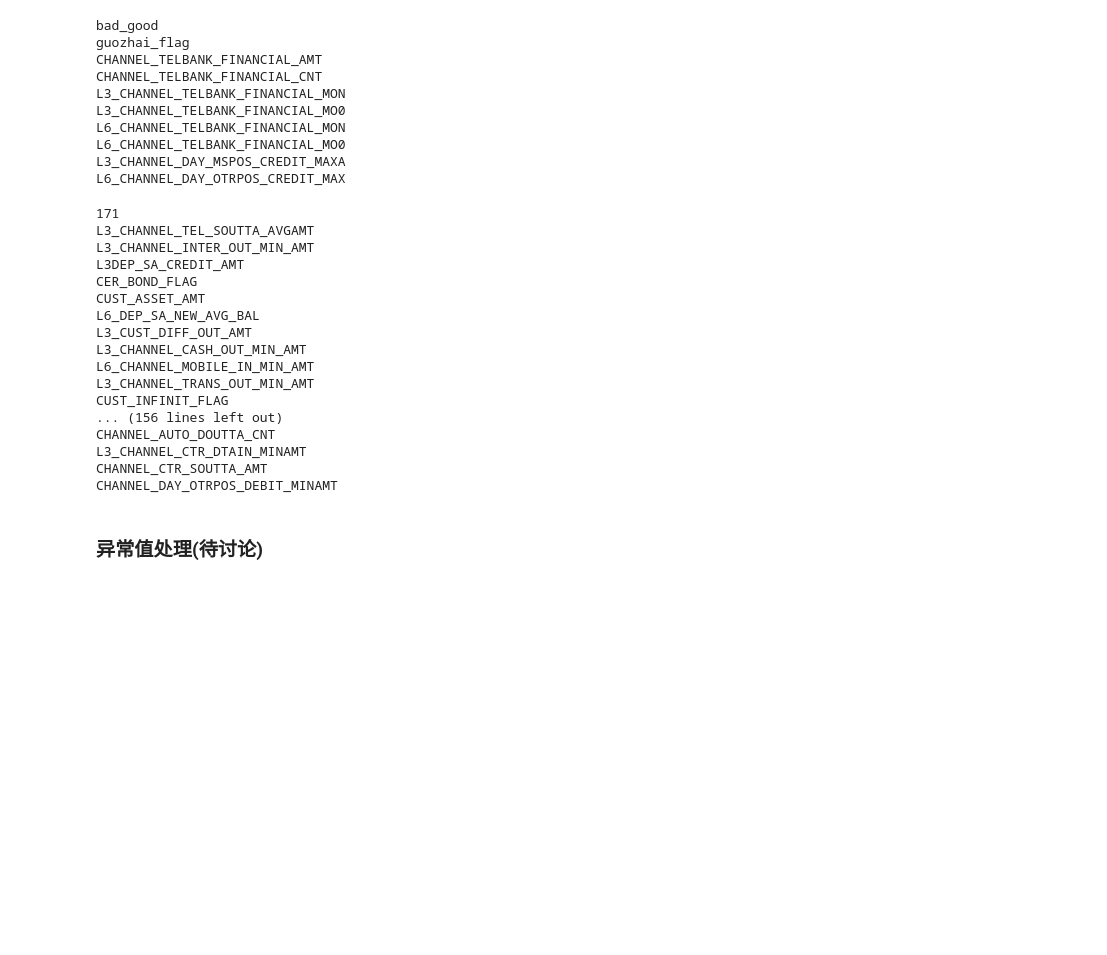
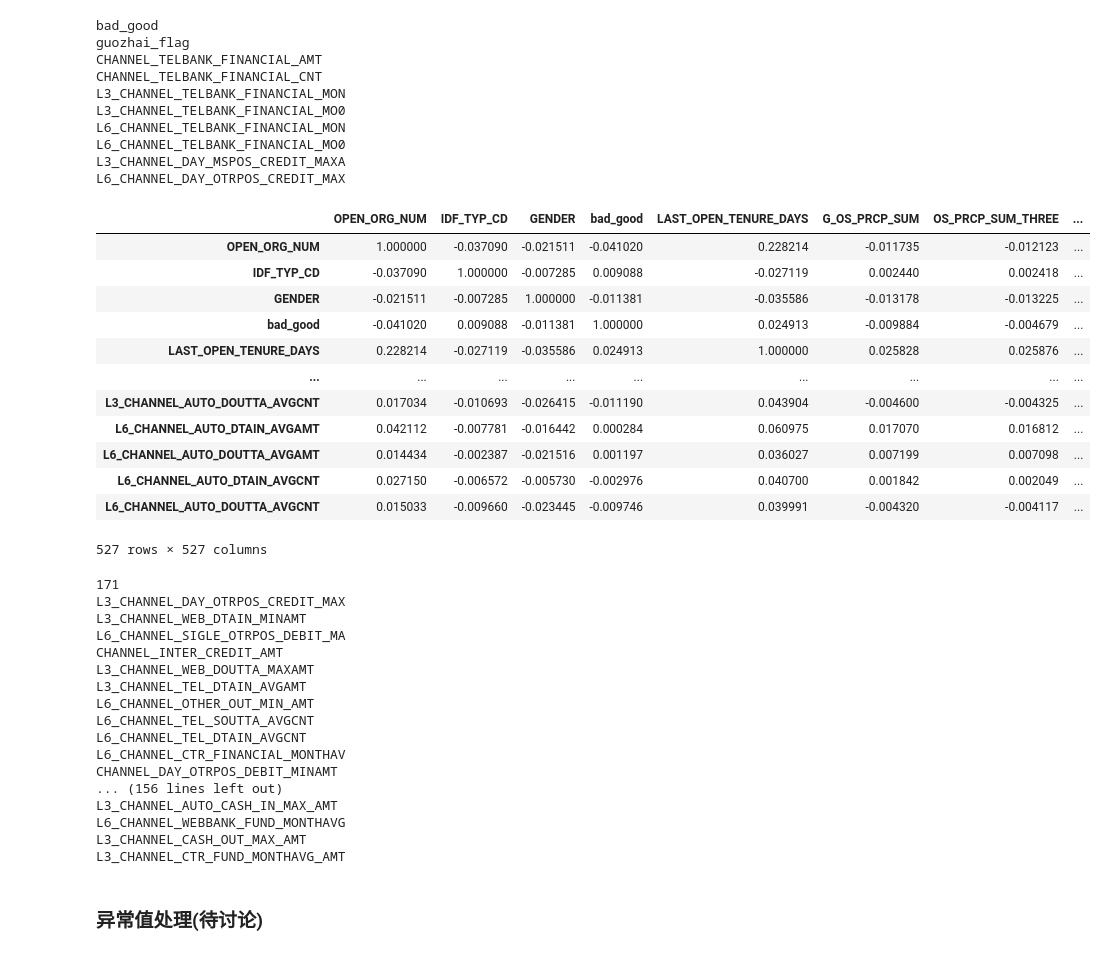
Before and after one commit to xydzy1/Deep-Learning, a Jupyter notebook: preprocess.ipynb, the cells around one changed output. Cells and saved outputs as stored; diff of their text form; code cells hidden in the pictures; blank space fills up the shorter version.

```diff
--- a/preprocess.ipynb
+++ b/preprocess.ipynb
@@ -170,16 +166,39 @@ for col in col_value2:
         to_drop.append(col)
 df.drop(to_drop, inplace=True, axis=1)
 df_test.drop(to_drop, inplace=True, axis=1)
+# %%
+import pickle
+# cor_matrix = df.corr()
+# f = open("data/cor_matrix.pkl", 'wb')
+# pickle.dump(cor_matrix, f)
+f = open('cor_matrix.pkl', 'rb+')
+cor_matrix = pickle.load(f)
+# %%
+cor_matrix
+# %% [output]
+|  | OPEN_ORG_NUM | IDF_TYP_CD | GENDER | bad_good | LAST_OPEN_TENURE_DAYS | G_OS_PRCP_SUM | OS_PRCP_SUM_THREE | ... |
+| OPEN_ORG_NUM | 1.000000 | -0.037090 | -0.021511 | -0.041020 | 0.228214 | -0.011735 | -0.012123 | ... |
+| IDF_TYP_CD | -0.037090 | 1.000000 | -0.007285 | 0.009088 | -0.027119 | 0.002440 | 0.002418 | ... |
+| GENDER | -0.021511 | -0.007285 | 1.000000 | -0.011381 | -0.035586 | -0.013178 | -0.013225 | ... |
+| bad_good | -0.041020 | 0.009088 | -0.011381 | 1.000000 | 0.024913 | -0.009884 | -0.004679 | ... |
+| LAST_OPEN_TENURE_DAYS | 0.228214 | -0.027119 | -0.035586 | 0.024913 | 1.000000 | 0.025828 | 0.025876 | ... |
+| ... | ... | ... | ... | ... | ... | ... | ... | ... |
+| L3_CHANNEL_AUTO_DOUTTA_AVGCNT | 0.017034 | -0.010693 | -0.026415 | -0.011190 | 0.043904 | -0.004600 | -0.004325 | ... |
+| L6_CHANNEL_AUTO_DTAIN_AVGAMT | 0.042112 | -0.007781 | -0.016442 | 0.000284 | 0.060975 | 0.017070 | 0.016812 | ... |
+| L6_CHANNEL_AUTO_DOUTTA_AVGAMT | 0.014434 | -0.002387 | -0.021516 | 0.001197 | 0.036027 | 0.007199 | 0.007098 | ... |
+| L6_CHANNEL_AUTO_DTAIN_AVGCNT | 0.027150 | -0.006572 | -0.005730 | -0.002976 | 0.040700 | 0.001842 | 0.002049 | ... |
+| L6_CHANNEL_AUTO_DOUTTA_AVGCNT | 0.015033 | -0.009660 | -0.023445 | -0.009746 | 0.039991 | -0.004320 | -0.004117 | ... |
+527 rows × 527 columns
 # %%
 # 删除相关系数大于0.999的属性列或与目标列bad_good相关系数小于0.001的属性列(共171列)
 to_drop = set()
 for i in range(len(df.columns)):
     for j in range(len(df.columns)):
         if df.columns[i] != 'bad_good':
-            if j > i and abs(df[df.columns[i]].corr(df[df.columns[j]])) > 0.999:
+            if j > i and abs(cor_matrix[df.columns[i]][df.columns[j]]) > 0.999:
                 to_drop.add(df.columns[j])
         else:
-            if df.columns[j] != 'bad_good' and abs(df[df.columns[i]].corr(df[df.columns[j]])) < 0.001:
+            if df.columns[j] != 'bad_good' and abs(cor_matrix[df.columns[i]][df.columns[j]]) < 0.001:
                 to_drop.add(df.columns[j])
 print(len(to_drop))
 for col in to_drop:
@@ -188,22 +207,22 @@ df.drop(to_drop, inplace=True, axis=1)
 df_test.drop(to_drop, inplace=True, axis=1)
 # %% [output]
 171
-L3_CHANNEL_TEL_SOUTTA_AVGAMT
-L3_CHANNEL_INTER_OUT_MIN_AMT
-L3DEP_SA_CREDIT_AMT
-CER_BOND_FLAG
-CUST_ASSET_AMT
-L6_DEP_SA_NEW_AVG_BAL
-L3_CUST_DIFF_OUT_AMT
-L3_CHANNEL_CASH_OUT_MIN_AMT
-L6_CHANNEL_MOBILE_IN_MIN_AMT
-L3_CHANNEL_TRANS_OUT_MIN_AMT
-CUST_INFINIT_FLAG
+L3_CHANNEL_DAY_OTRPOS_CREDIT_MAX
+L3_CHANNEL_WEB_DTAIN_MINAMT
+L6_CHANNEL_SIGLE_OTRPOS_DEBIT_MA
+CHANNEL_INTER_CREDIT_AMT
+L3_CHANNEL_WEB_DOUTTA_MAXAMT
+L3_CHANNEL_TEL_DTAIN_AVGAMT
+L6_CHANNEL_OTHER_OUT_MIN_AMT
+L6_CHANNEL_TEL_SOUTTA_AVGCNT
+L6_CHANNEL_TEL_DTAIN_AVGCNT
+L6_CHANNEL_CTR_FINANCIAL_MONTHAV
+CHANNEL_DAY_OTRPOS_DEBIT_MINAMT
 ... (156 lines left out)
-CHANNEL_AUTO_DOUTTA_CNT
-L3_CHANNEL_CTR_DTAIN_MINAMT
-CHANNEL_CTR_SOUTTA_AMT
-CHANNEL_DAY_OTRPOS_DEBIT_MINAMT
+L3_CHANNEL_AUTO_CASH_IN_MAX_AMT
+L6_CHANNEL_WEBBANK_FUND_MONTHAVG
+L3_CHANNEL_CASH_OUT_MAX_AMT
+L3_CHANNEL_CTR_FUND_MONTHAVG_AMT
 # %% [markdown]
 ### 异常值处理(待讨论)
 # %%
```
Also changed, not shown: parts of 5 cells of this notebook, 5 other files.
